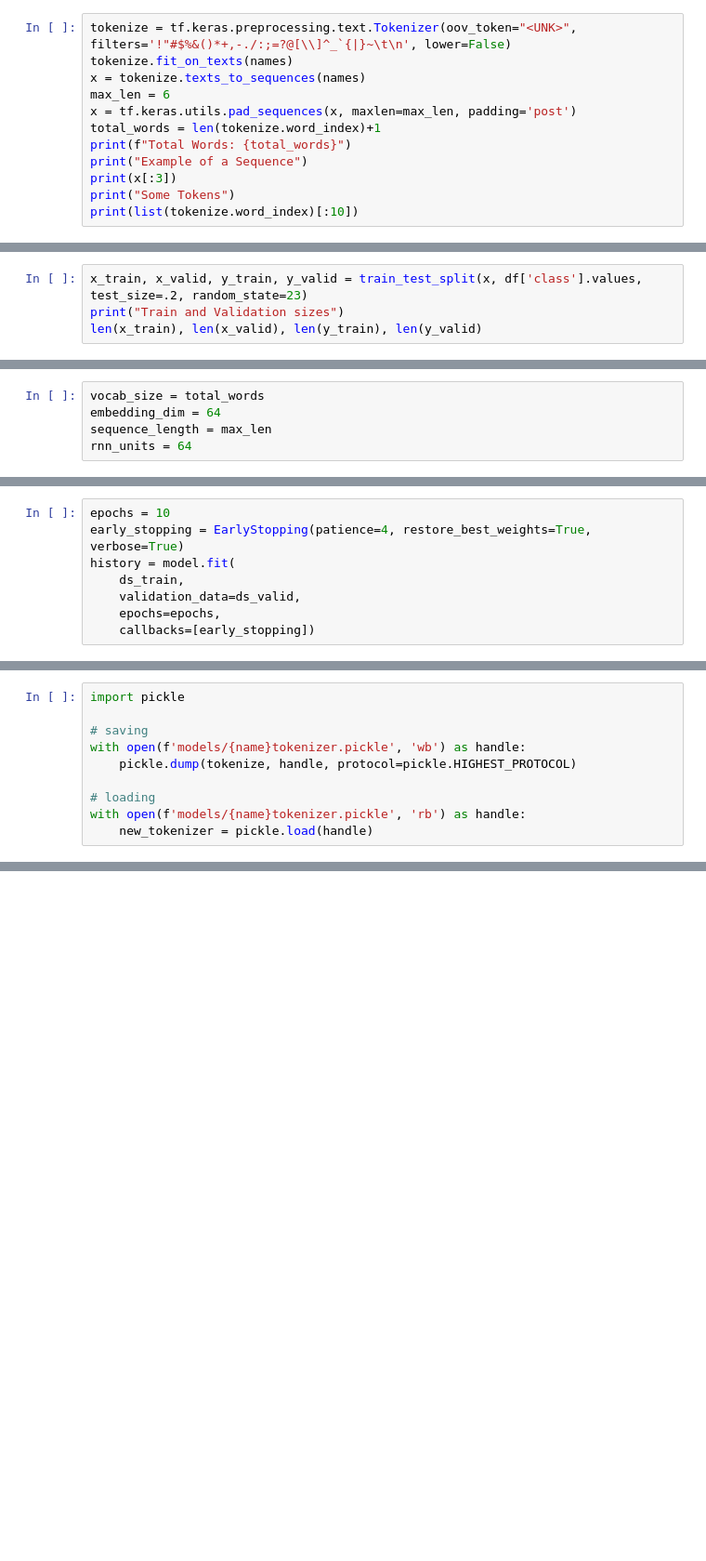
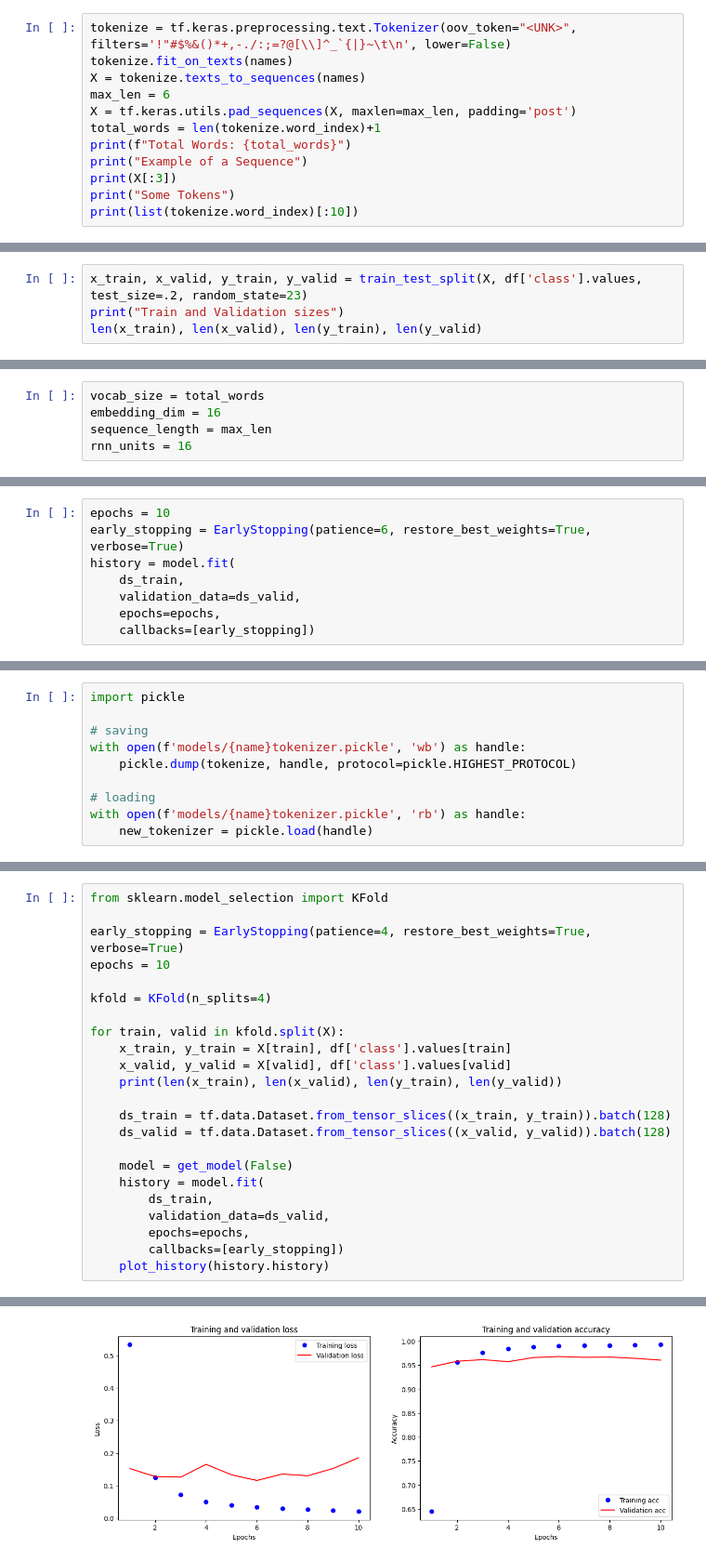
Before and after one commit to moaaztaha/Arabic-Name-Identification, a Jupyter notebook: lstm.ipynb, the cells around one changed output, grey strips where cells are left out. Shown at 93% size. Saved outputs shown, nothing was run; the diff lists cells and outputs as text; blank space fills up the shorter version.

```diff
--- a/lstm.ipynb
+++ b/lstm.ipynb
@@ -68,13 +77,13 @@ corpus[:1000]
 # %%
 tokenize = tf.keras.preprocessing.text.Tokenizer(oov_token="<UNK>", filters='!"#$%&()*+,-./:;=?@[\\]^_`{|}~\t\n', lower=False)
 tokenize.fit_on_texts(names)
-x = tokenize.texts_to_sequences(names)
+X = tokenize.texts_to_sequences(names)
 max_len = 6
-x = tf.keras.utils.pad_sequences(x, maxlen=max_len, padding='post')
+X = tf.keras.utils.pad_sequences(X, maxlen=max_len, padding='post')
 total_words = len(tokenize.word_index)+1
 print(f"Total Words: {total_words}")
 print("Example of a Sequence")
-print(x[:3])
+print(X[:3])
 print("Some Tokens")
 print(list(tokenize.word_index)[:10])
 # %% [output]
@@ -88,7 +97,7 @@ Some Tokens
 # %% [markdown]
 ## Splitting data and making dataset
 # %%
-x_train, x_valid, y_train, y_valid = train_test_split(x, df['class'].values, test_size=.2, random_state=23)
+x_train, x_valid, y_train, y_valid = train_test_split(X, df['class'].values, test_size=.2, random_state=23)
 print("Train and Validation sizes")
 len(x_train), len(x_valid), len(y_train), len(y_valid)
 # %% [output]
@@ -126,7 +122,7 @@ tf.Tensor(
 # Build and Train a Model:
 # %%
 vocab_size = total_words
-embedding_dim = 64
+embedding_dim = 16
 sequence_length = max_len
-rnn_units = 64
+rnn_units = 16
 # %%
@@ -167,6 +166,6 @@ model.compile(loss=tf.losses.BinaryCrossentropy(from_logits=True),
 # %%
 epochs = 10
-early_stopping = EarlyStopping(patience=4, restore_best_weights=True, verbose=True)
+early_stopping = EarlyStopping(patience=6, restore_best_weights=True, verbose=True)
 history = model.fit(
     ds_train,
     validation_data=ds_valid,
@@ -349,0 +363,24 @@ array([[0.1401768]], dtype=float32)
+# %%
+from sklearn.model_selection import KFold
+
+early_stopping = EarlyStopping(patience=4, restore_best_weights=True, verbose=True)
+epochs = 10
+
+kfold = KFold(n_splits=4)
+
+for train, valid in kfold.split(X):
+    x_train, y_train = X[train], df['class'].values[train]
+    x_valid, y_valid = X[valid], df['class'].values[valid]
+    print(len(x_train), len(x_valid), len(y_train), len(y_valid))
+
+    ds_train = tf.data.Dataset.from_tensor_slices((x_train, y_train)).batch(128)
+    ds_valid = tf.data.Dataset.from_tensor_slices((x_valid, y_valid)).batch(128)
+
+    model = get_model(False)
+    history = model.fit(
+        ds_train,
+        validation_data=ds_valid,
+        epochs=epochs,
+        callbacks=[early_stopping])
+    plot_history(history.history)
+# %% [output]
@@ -349,0 +404 @@ array([[0.1401768]], dtype=float32)
+[figure, added]
```
Also changed, not shown: parts of 33 cells of this notebook, 21 other files.
